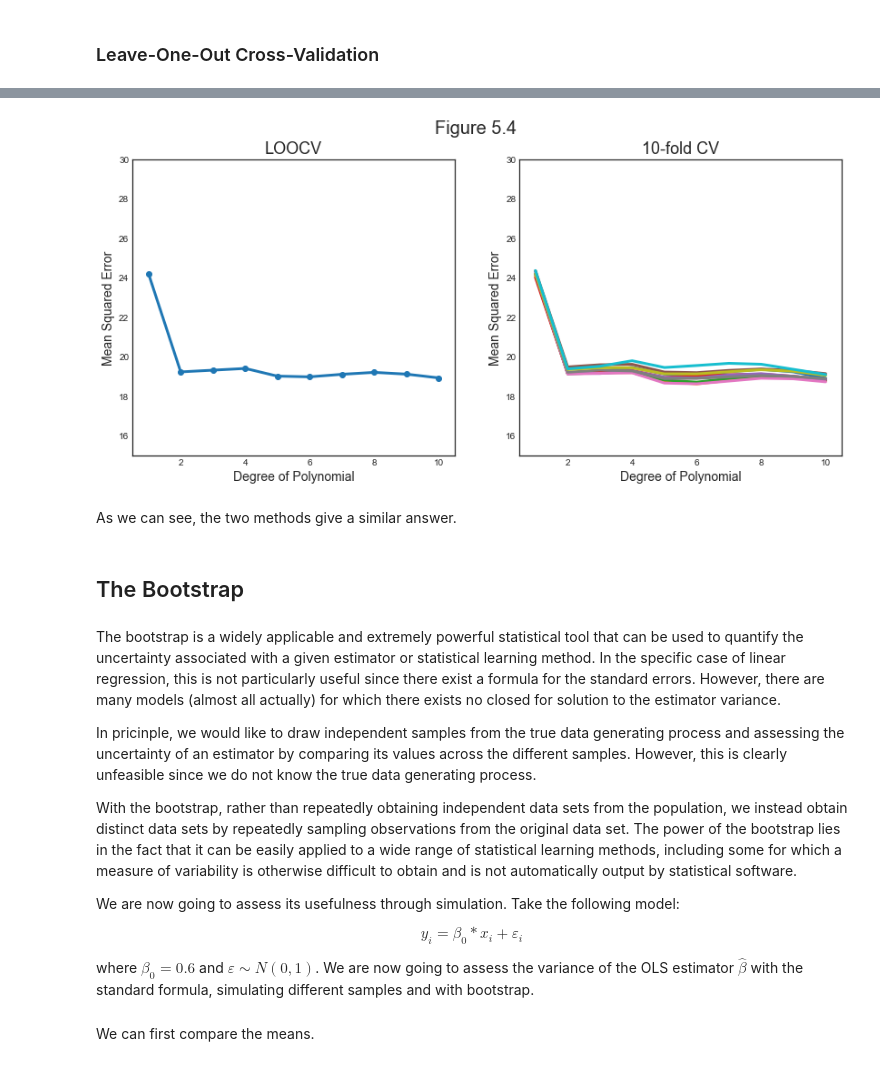
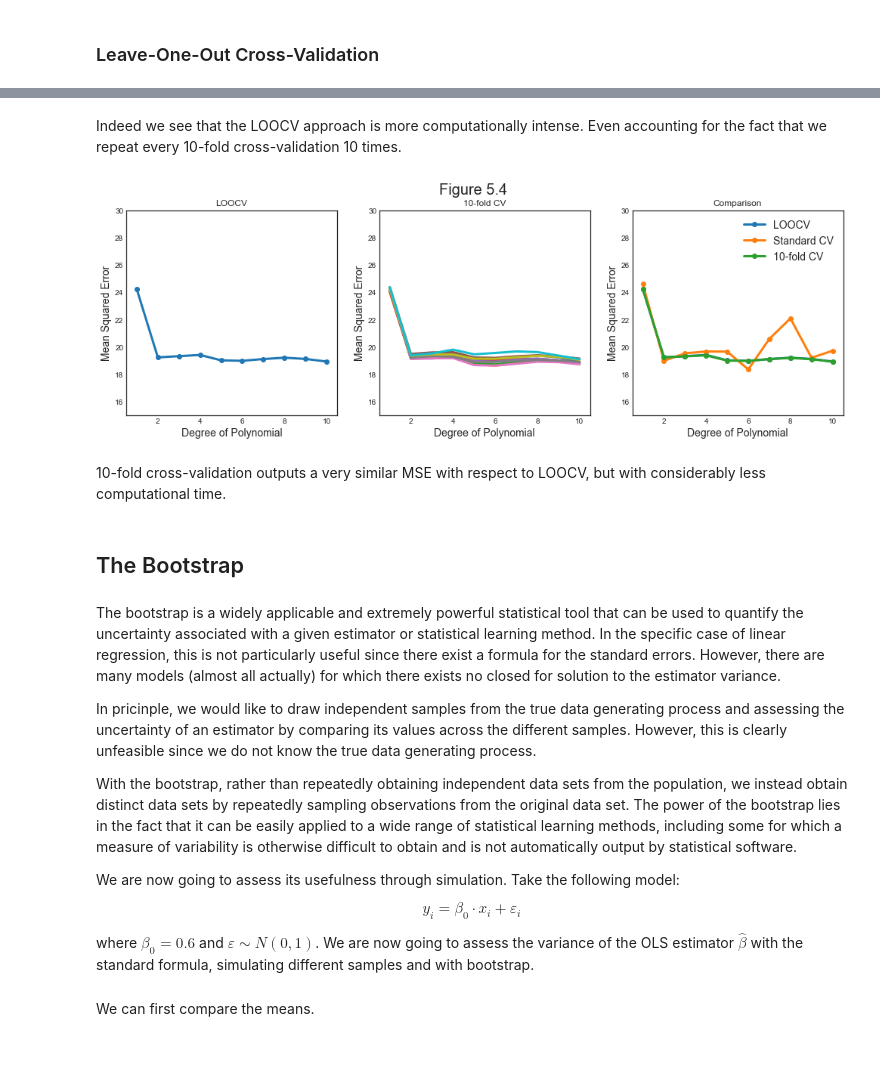
Before and after one commit to matteocourthoud/Machine-Learning-for-Economic-Analysis, a Jupyter notebook: 4_crossvalidation.ipynb, the cells around one changed output, grey strips where cells are left out. Saved outputs shown, nothing was run; the diff lists cells and outputs as text; code cells hidden in the pictures.

```diff
--- a/4_crossvalidation.ipynb
+++ b/4_crossvalidation.ipynb
@@ -140,0 +168,6 @@ for i in p_order:
+# %%
+# Validation set approach
+cv_scores = cv_poly(X, y, p_order, r_states, t_prop)
+
+# Leave One Out CV
+loo_scores = loo_cv_poly(X, y, p_order)
@@ -140,0 +179,10 @@ for i in p_order:
+# %%
+fig, ax = plt.subplots(1,1, figsize=(7,6))
+
+# Left plot
+ax.plot(p_order+1, np.array(loo_scores)*-1, '-o', label='LOOCV')
+ax.plot(p_order+1, np.mean(cv_scores, axis=1), '-o', c='orange', label='Standard CV')
+ax.set_ylabel('Mean Squared Error'); ax.set_xlabel('Degree of Polynomial');
+ax.set_ylim(15,30); ax.set_xlim(0.5,10.5);
+ax.set_xticks(range(2,11,2));
+ax.legend();
@@ -157,0 +242,7 @@ for j in r_state:
+# %%
+# Leave One Out CV
+loo_scores = loo_cv_poly(X, y, p_order)
+
+# 10-fold CV
+folds = 10
+k10_scores = k10_cv_poly(X, y, p_order, r_states, folds)
@@ -158,26 +252,35 @@ for j in r_state:
+# %% [markdown]
+Indeed we see that the LOOCV approach is more computationally intense. Even accounting for the fact that we repeat every 10-fold cross-validation 10 times.
 # %%
 # Figure 5.4
-fig, (ax1, ax2) = plt.subplots(1,2,figsize=(14,6))
+fig, (ax1, ax2, ax3) = plt.subplots(1,3,figsize=(17,5))
 fig.suptitle('Figure 5.4')
 
 # Left plot
 ax1.plot(p_order+1, np.array(loo_scores)*-1, '-o')
-ax1.set_title('LOOCV')
+ax1.set_title('LOOCV', fontsize=12)
+
+# Center plot
+ax2.plot(p_order+1,k10_scores*-1)
+ax2.set_title('10-fold CV', fontsize=12)
 
 # Right plot
-ax2.plot(p_order+1,cv10_scores*-1)
-ax2.set_title('10-fold CV')
+ax3.plot(p_order+1, np.array(loo_scores)*-1, '-o', label='LOOCV')
+ax3.plot(p_order+1, np.mean(cv_scores, axis=1), '-o', label='Standard CV')
+ax3.plot(p_order+1,np.mean(k10_scores,axis=1)*-1, '-o', label='10-fold CV')
+ax3.set_title('Comparison', fontsize=12);
+ax3.legend();
 
 for ax in fig.axes:
     ax.set_ylabel('Mean Squared Error')
     ax.set_ylim(15,30)
     ax.set_xlabel('Degree of Polynomial')
     ax.set_xlim(0.5,10.5)
     ax.set_xticks(range(2,11,2));
 # %% [output]
-[figure, old version]
+[figure, new version]
-# %% [markdown]
-As we can see, the two methods give a similar answer.
+# %% [markdown]
+10-fold cross-validation outputs a very similar MSE with respect to LOOCV, but with considerably less computational time.
 # %% [markdown]
 ## The Bootstrap
 # %% [markdown]
@@ -190,7 +293,7 @@ With the bootstrap, rather than repeatedly obtaining independent data sets from
 We are now going to assess its usefulness through simulation. Take the following model:
 
 $$
-y_i = \beta_0 * x_i + \varepsilon_i
+y_i = \beta_0 \cdot x_i + \varepsilon_i
 $$
 
 where $\beta_0 = 0.6$ and $\varepsilon \sim N(0,1)$. We are now going to assess the variance of the OLS estimator $\hat \beta$ with the standard formula, simulating different samples and with bootstrap.
```
Also changed, not shown: parts of 17 cells of this notebook.
